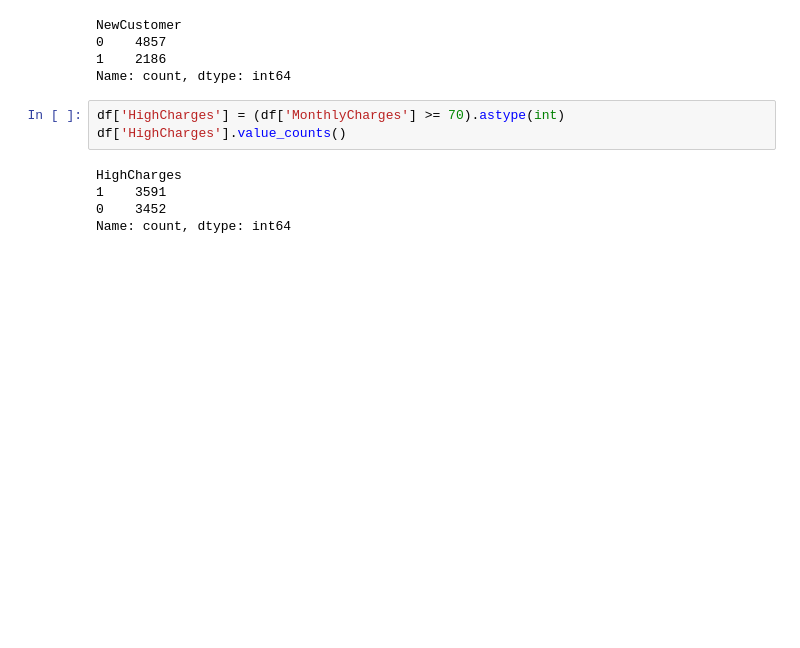
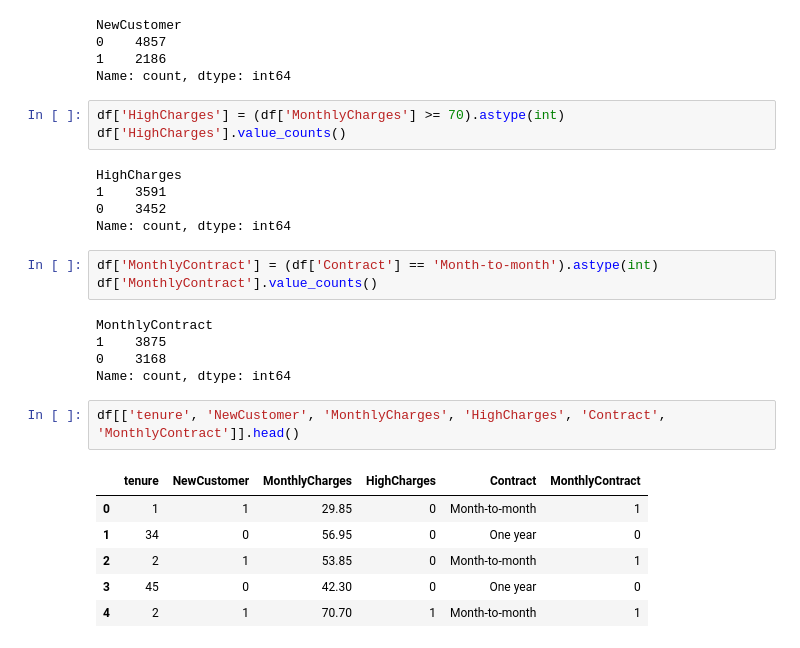
Before and after one commit to mahekshahh/telco-churn-prediction, a Jupyter notebook: churn_analysis.ipynb, the cells around one changed output. Cells and saved outputs as stored; diff of their text form; blank space fills up the shorter version.

```diff
--- a/churn_analysis.ipynb
+++ b/churn_analysis.ipynb
@@ -229,3 +229,20 @@ HighCharges
 1    3591
 0    3452
 Name: count, dtype: int64
+# %%
+df['MonthlyContract'] = (df['Contract'] == 'Month-to-month').astype(int)
+df['MonthlyContract'].value_counts()
+# %% [output]
+MonthlyContract
+1    3875
+0    3168
+Name: count, dtype: int64
+# %%
+df[['tenure', 'NewCustomer', 'MonthlyCharges', 'HighCharges', 'Contract', 'MonthlyContract']].head()
+# %% [output]
+|  | tenure | NewCustomer | MonthlyCharges | HighCharges | Contract | MonthlyContract |
+| 0 | 1 | 1 | 29.85 | 0 | Month-to-month | 1 |
+| 1 | 34 | 0 | 56.95 | 0 | One year | 0 |
+| 2 | 2 | 1 | 53.85 | 0 | Month-to-month | 1 |
+| 3 | 45 | 0 | 42.30 | 0 | One year | 0 |
+| 4 | 2 | 1 | 70.70 | 1 | Month-to-month | 1 |
```
Also changed, not shown: parts of 13 cells of this notebook.
